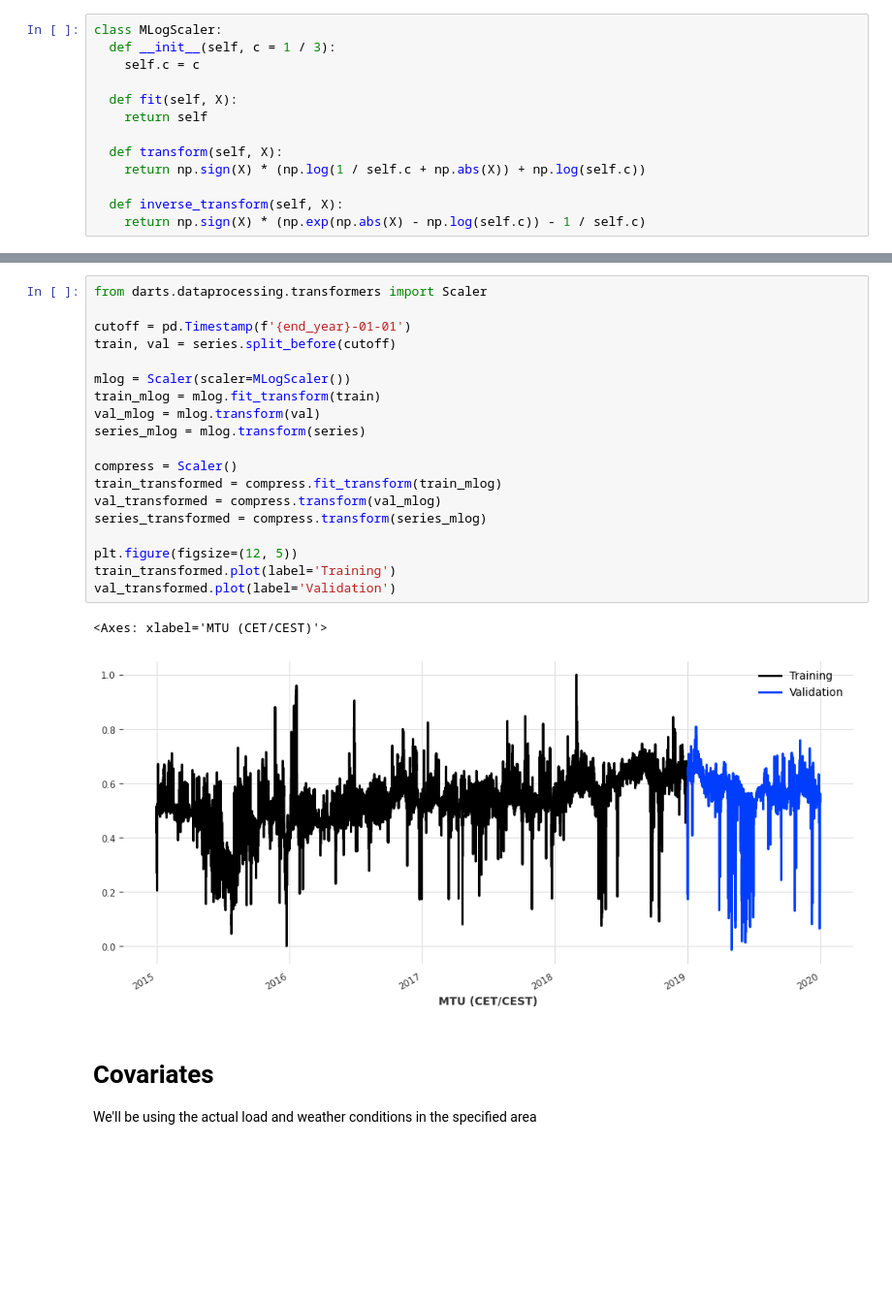
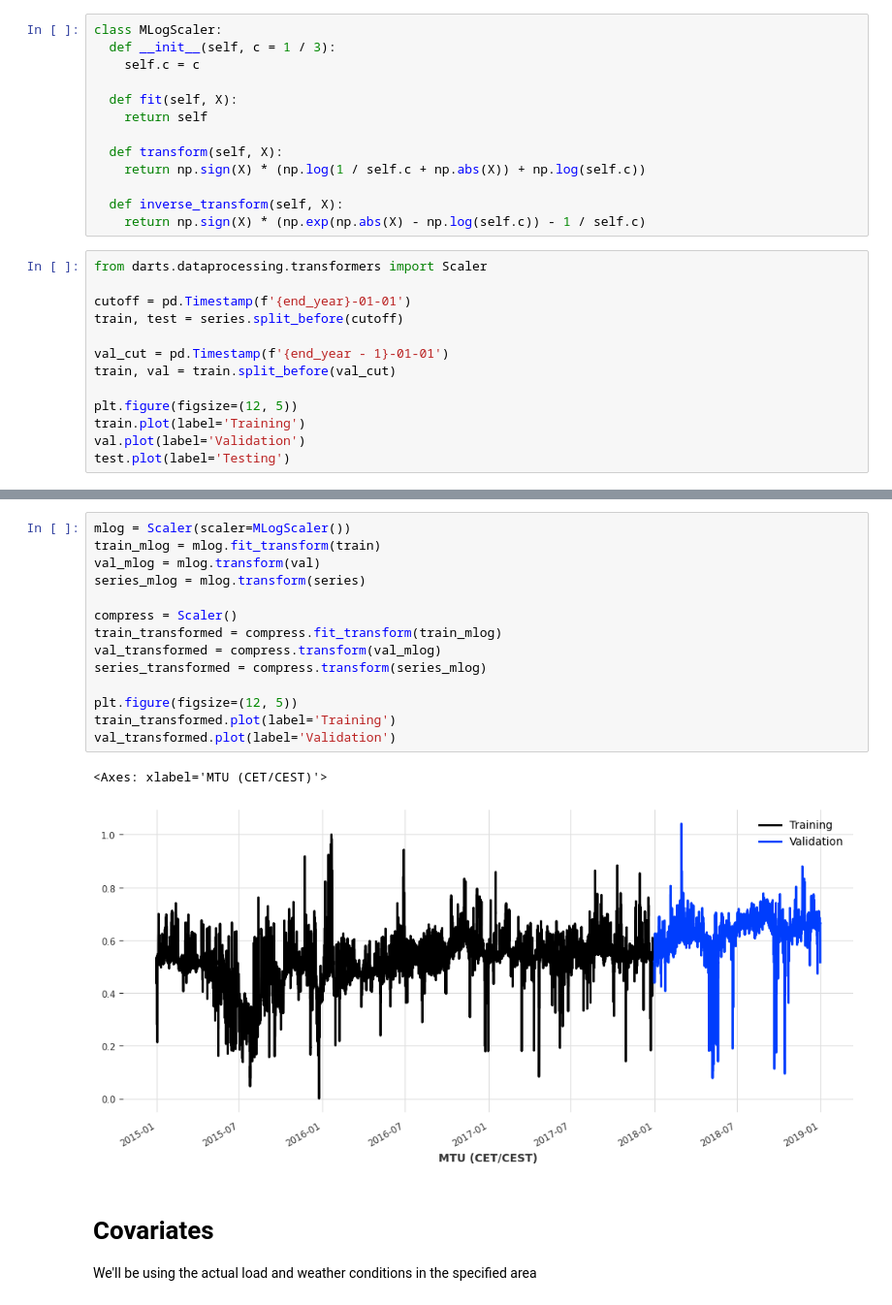
Before and after one commit to eliasrilegard/electricity-price-forecasting, a Jupyter notebook: lstm_dayahead_1519.ipynb, the cells around one changed output, grey strips where cells are left out. Shown at 97% size. Cells and saved outputs as stored; diff of their text form; blank space fills up the shorter version.

Commit message:
Update Day ahead LSTM 2015-2019 to use proper test data

```diff
--- a/lstm_dayahead_1519.ipynb
+++ b/lstm_dayahead_1519.ipynb
@@ -169,3 +169,16 @@ class MLogScaler:
 
   def inverse_transform(self, X):
     return np.sign(X) * (np.exp(np.abs(X) - np.log(self.c)) - 1 / self.c)
+# %%
+from darts.dataprocessing.transformers import Scaler
+
+cutoff = pd.Timestamp(f'{end_year}-01-01')
+train, test = series.split_before(cutoff)
+
+val_cut = pd.Timestamp(f'{end_year - 1}-01-01')
+train, val = train.split_before(val_cut)
+
+plt.figure(figsize=(12, 5))
+train.plot(label='Training')
+val.plot(label='Validation')
+test.plot(label='Testing')
@@ -172,25 +188,20 @@ class MLogScaler:
 # %%
-from darts.dataprocessing.transformers import Scaler
-
-cutoff = pd.Timestamp(f'{end_year}-01-01')
-train, val = series.split_before(cutoff)
-
 mlog = Scaler(scaler=MLogScaler())
 train_mlog = mlog.fit_transform(train)
 val_mlog = mlog.transform(val)
 series_mlog = mlog.transform(series)
 
 compress = Scaler()
 train_transformed = compress.fit_transform(train_mlog)
 val_transformed = compress.transform(val_mlog)
 series_transformed = compress.transform(series_mlog)
 
 plt.figure(figsize=(12, 5))
 train_transformed.plot(label='Training')
 val_transformed.plot(label='Validation')
 # %% [output]
 <Axes: xlabel='MTU (CET/CEST)'>
-[figure, old version]
+[figure, new version]
 # %% [markdown]
 # Covariates
 We'll be using the actual load and weather conditions in the specified area
```
Also changed, not shown: parts of 9 cells of this notebook.
